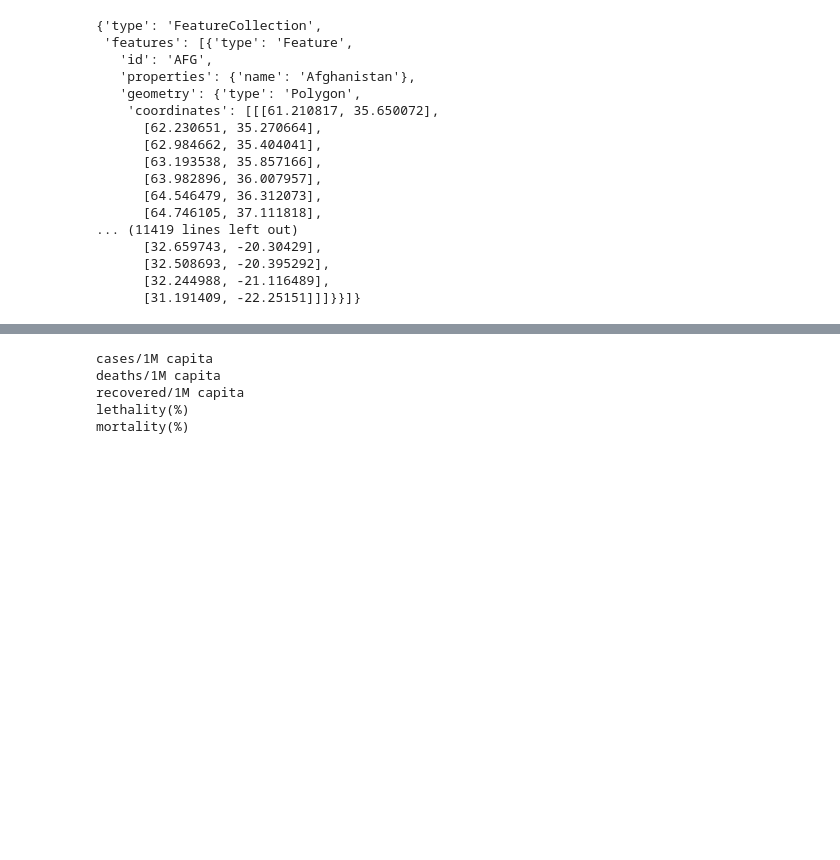
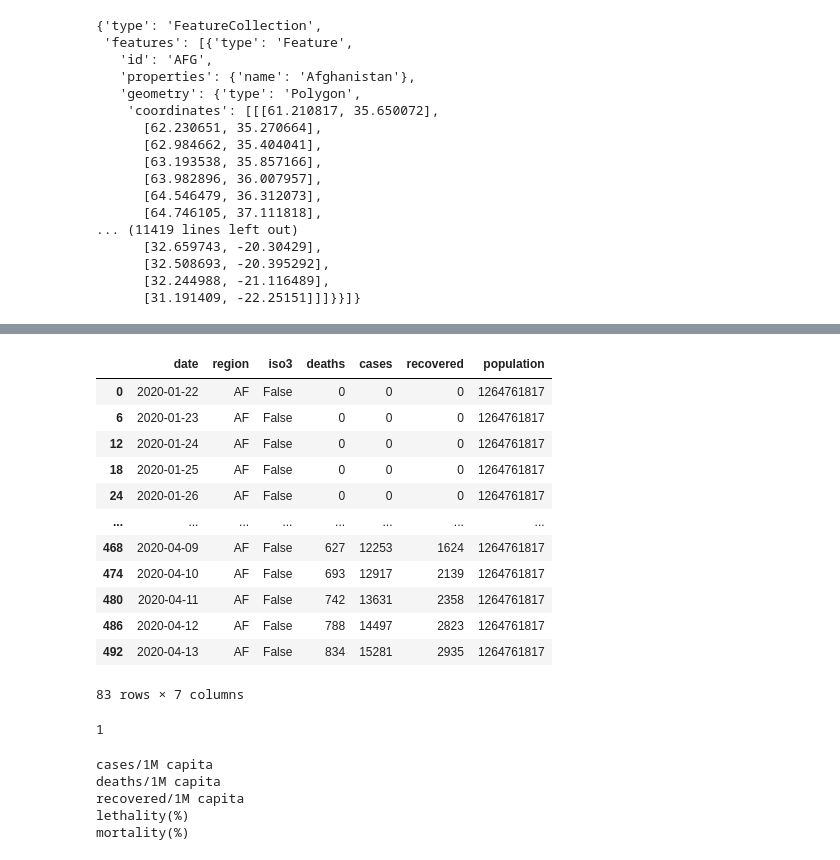
Before and after one commit to ditori1976/covid_app, a Jupyter notebook: DataLoader.ipynb, the cells around one changed output, grey strips where cells are left out. Drawn from its saved outputs; the diff is of its cells as text; code cells hidden in the pictures; blank space fills up the shorter version.

```diff
--- a/DataLoader.ipynb
+++ b/DataLoader.ipynb
@@ -226,3 +348,40 @@ class DataLoader(Transform):
+# %%
+timeseries=data.data.groupby(["date", "continent"]).agg({"iso3": "max","deaths": "sum", "cases": "sum", "recovered": "sum", "population": "sum"})
+timeseries.reset_index(inplace=True)
+timeseries.rename(columns={"continent": "region"}, inplace=True)
+#timeseries.loc[:,"continent"] = timeseries.loc[:,"region"]
+
+world=data.data.groupby(["date"]).agg({"region": "max","iso3": "max","deaths": "sum", "cases": "sum", "recovered": "sum", "population": "sum"})
+world.reset_index(inplace=True)
+world.loc[:,"region"] = "World"
+#world.drop(columns={"continent"}, inplace=True)
+
+timeseries = timeseries.append(world)
+timeseries.loc[:,"iso3"] = False
+#timeseries.loc[:,"Region"] = False
+
+timeseries = timeseries.append(data.data.drop(columns={"continent"}))
+
+timeseries[timeseries.region=="AF"]
+#world
+# %% [output]
+|  | date | region | iso3 | deaths | cases | recovered | population |
+| 0 | 2020-01-22 | AF | False | 0 | 0 | 0 | 1264761817 |
+| 6 | 2020-01-23 | AF | False | 0 | 0 | 0 | 1264761817 |
+| 12 | 2020-01-24 | AF | False | 0 | 0 | 0 | 1264761817 |
+| 18 | 2020-01-25 | AF | False | 0 | 0 | 0 | 1264761817 |
+| 24 | 2020-01-26 | AF | False | 0 | 0 | 0 | 1264761817 |
+| ... | ... | ... | ... | ... | ... | ... | ... |
+| 468 | 2020-04-09 | AF | False | 627 | 12253 | 1624 | 1264761817 |
+| 474 | 2020-04-10 | AF | False | 693 | 12917 | 2139 | 1264761817 |
+| 480 | 2020-04-11 | AF | False | 742 | 13631 | 2358 | 1264761817 |
+| 486 | 2020-04-12 | AF | False | 788 | 14497 | 2823 | 1264761817 |
+| 492 | 2020-04-13 | AF | False | 834 | 15281 | 2935 | 1264761817 |
+83 rows × 7 columns
+# %%
+len(["test"])
+# %% [output]
+1
 # %%
         indicators = {
             "cases": {
```
Also changed, not shown: parts of 5 cells of this notebook, 2 other files.
